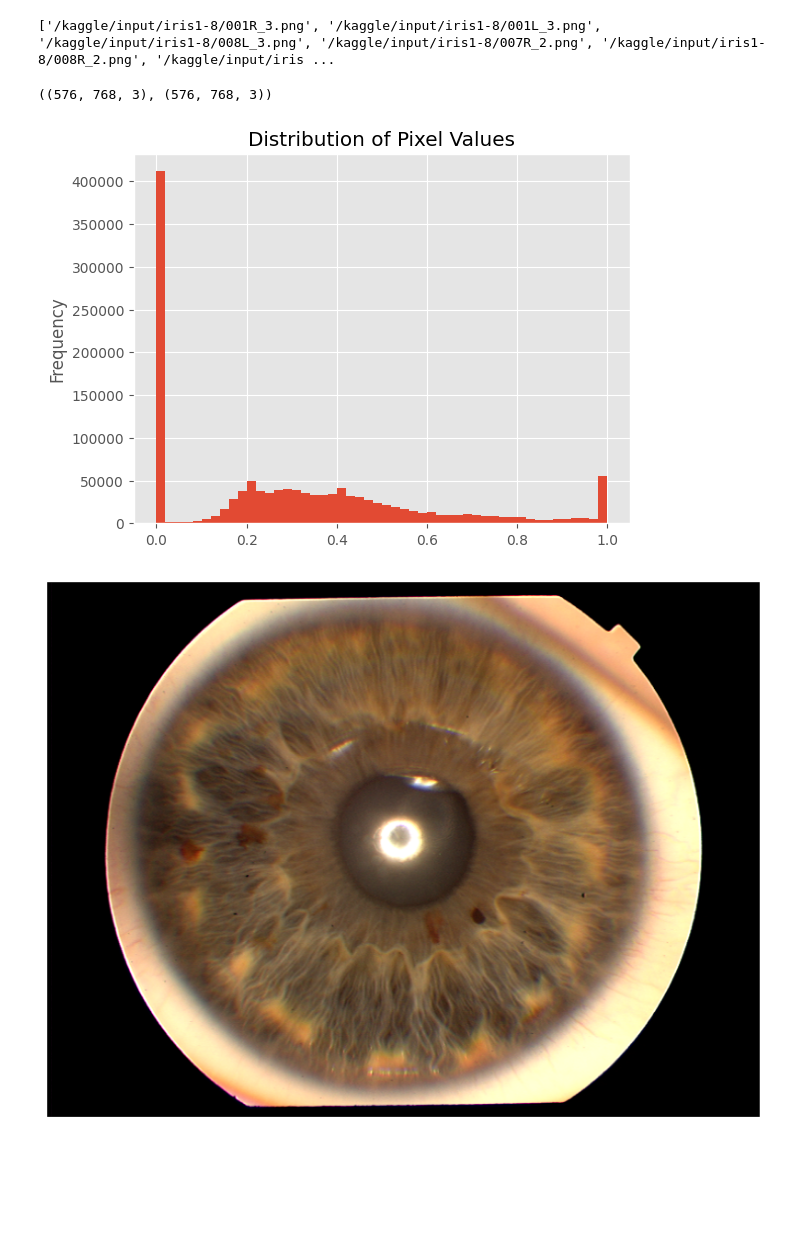
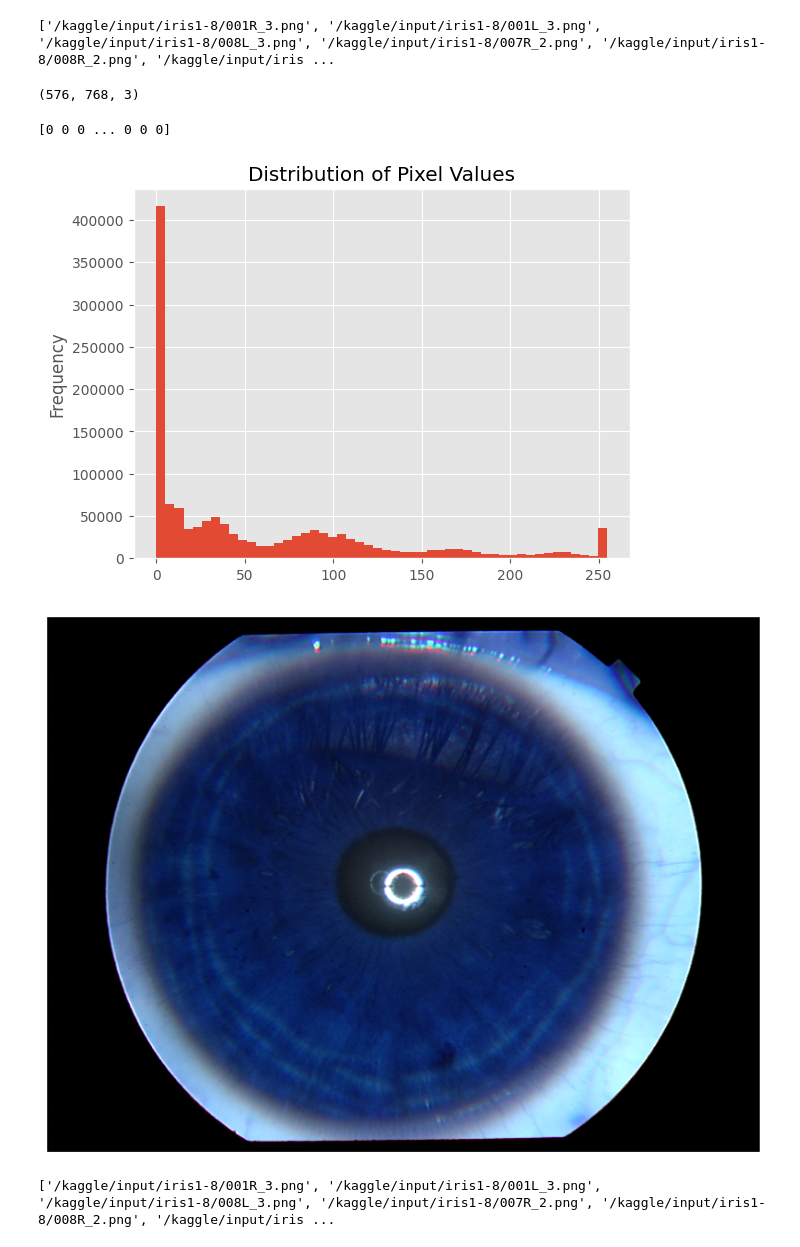
Before and after one commit to mohamedabi17/syst-me-biom-trique-d-identification-d-individus-par-l-iris, a Jupyter notebook: notebook414aa0588d.ipynb, the cells around one changed output. Drawn from its saved outputs; the diff is of its cells as text; code cells hidden in the pictures; blank space fills up the shorter version.

Commit message:
Kaggle Notebook | training | Version 6

```diff
--- a/notebook414aa0588d.ipynb
+++ b/notebook414aa0588d.ipynb
@@ -49,23 +49,26 @@ eyes_images_file = glob('/kaggle/input/iris1-8/*.png')
 print(eyes_images_file)
 # %% [output]
 ['/kaggle/input/iris1-8/001R_3.png', '/kaggle/input/iris1-8/001L_3.png', '/kaggle/input/iris1-8/008L_3.png', '/kaggle/input/iris1-8/007R_2.png', '/kaggle/input/iris1-8/008R_2.png', '/kaggle/input/iris ...
-# %%
-img_mpl = plt.imread(eyes_images_file[20])
-img_cv2 = cv2.imread(eyes_images_file[20])
-img_mpl.shape, img_cv2.shape
-# %% [output]
-((576, 768, 3), (576, 768, 3))
+# %%
+img_cv2 = cv2.imread('/kaggle/input/iris1-8/001R_1.png')
+img_cv2.shape
+# %% [output]
+(576, 768, 3)
+# %%
+print(img_cv2.flatten())
+# %% [output]
+[0 0 0 ... 0 0 0]
 # %%
-pd.Series(img_mpl.flatten()).plot(kind='hist',
+pd.Series(img_cv2.flatten()).plot(kind='hist',
                                   bins=50,
                                   title='Distribution of Pixel Values')
 plt.show()
 # %% [output]
-[figure, old version]
+[figure, new version]
 # %%
 fig, ax = plt.subplots(figsize=(10, 10))
-ax.imshow(img_mpl)
+ax.imshow(img_cv2)
 ax.axis('off')
 plt.show()
 # %% [output]
-[figure, old version]
+[figure, new version]
@@ -71,0 +84,5 @@ plt.show()
+# %%
+image_files = glob(dataset_path)
+print(image_files)
+# %% [output]
+['/kaggle/input/iris1-8/001R_3.png', '/kaggle/input/iris1-8/001L_3.png', '/kaggle/input/iris1-8/008L_3.png', '/kaggle/input/iris1-8/007R_2.png', '/kaggle/input/iris1-8/008R_2.png', '/kaggle/input/iris ...
```
Also changed, not shown: parts of 13 cells of this notebook.
